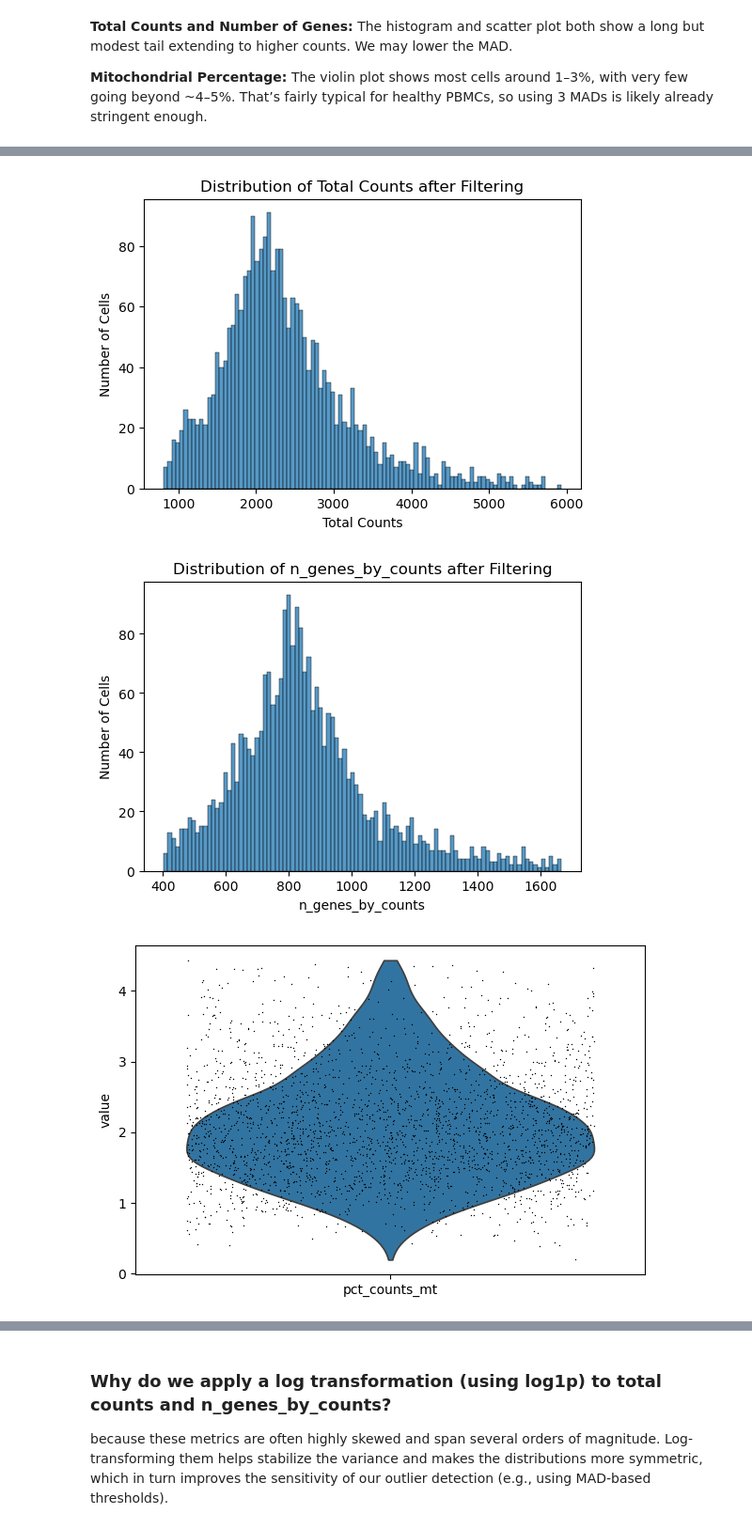
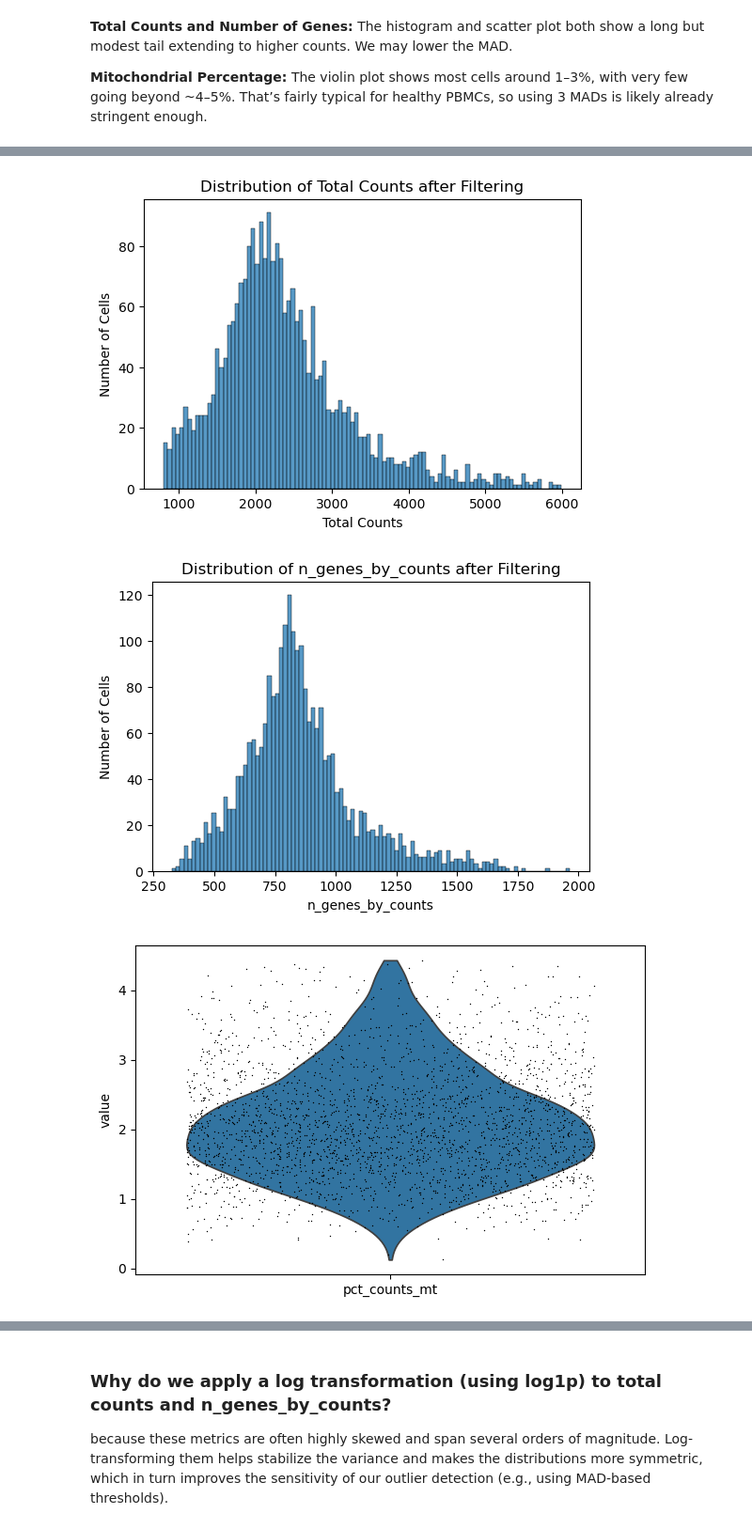
Before and after one commit to YunkeW/Single-Cell, a Jupyter notebook: single_cell.ipynb, the cells around one changed output, grey strips where cells are left out. Shown at 94% size. Cells and saved outputs as stored; diff of their text form; code cells hidden in the pictures.

```diff
--- a/single_cell.ipynb
+++ b/single_cell.ipynb
@@ -323,7 +323,7 @@ Number of cells after filtering: 2599
 **Mitochondrial Percentage:** The violin plot shows most cells around 1–3%, with very few going beyond ~4–5%. That’s fairly typical for healthy PBMCs, so using 3 MADs is likely already stringent enough.
 # %%
 adata.obs["outlier_total_counts"] = is_outlier(adata, "log1p_total_counts", n_mads=3)
-adata.obs["outlier_n_genes"] = is_outlier(adata, "log1p_n_genes_by_counts", n_mads=3)
+adata.obs["outlier_n_genes"] = is_outlier(adata, "log1p_n_genes_by_counts", n_mads=4)
 adata.obs["outlier_pct_counts_mt"] = is_outlier(adata, "pct_counts_mt", n_mads=3)
 
 combined_outlier_mask = (
@@ -375,4 +375,4 @@ Number of cells after filtering: 2490
-[figure, old version]
+[figure, new version]
-[figure, old version]
+[figure, new version]
-[figure, old version]
+[figure, new version]
 # %% [markdown]
```
Also changed, not shown: parts of 18 cells of this notebook.
